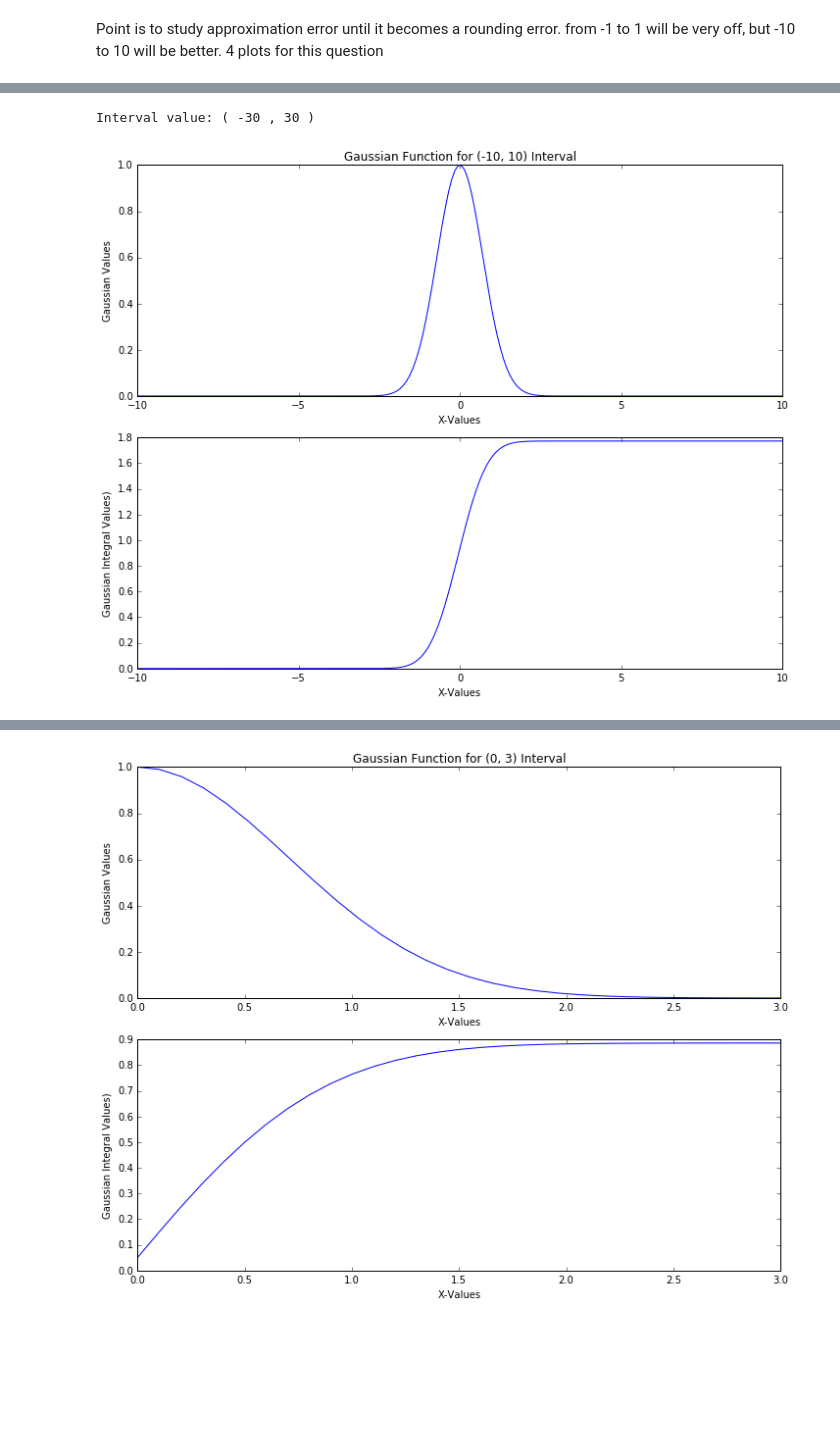
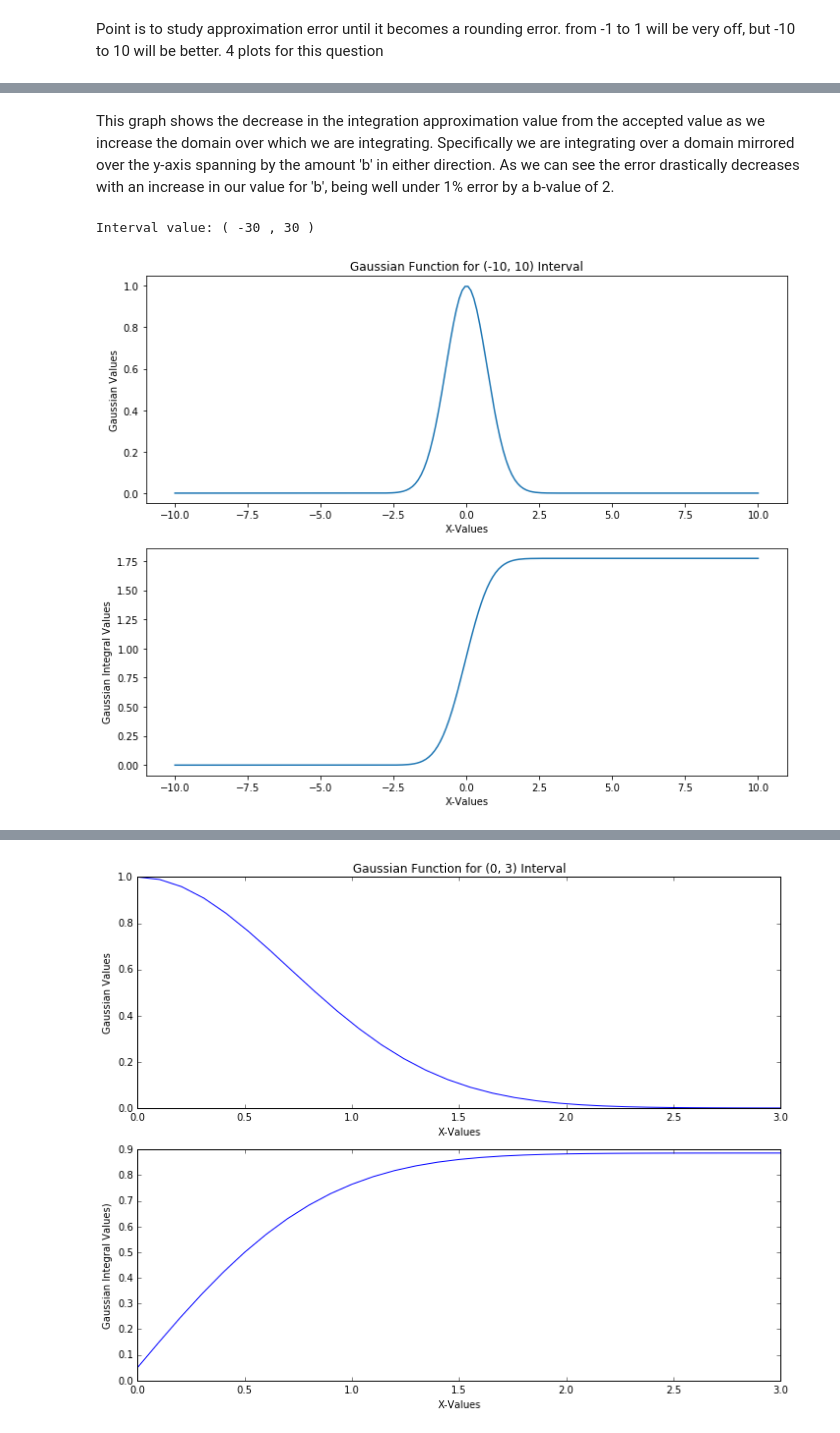
Before and after one commit to DannieWright/Labs, a Jupyter notebook: Lab4/Lab4.ipynb, the cells around one changed output, grey strips where cells are left out. Cells and saved outputs as stored; diff of their text form; code cells hidden in the pictures; blank space fills up the shorter version.

```diff
--- a/Lab4/Lab4.ipynb
+++ b/Lab4/Lab4.ipynb
@@ -185,6 +195,13 @@ import pylab as plt
 #print(help(integrate.integrate))
 
 def gaussianFunction (x):
+    """
+    Description: returns the value of a gaussian function based upon the given independant value for the function
+
+    Parameters: x - independant value for gaussian function
+
+    Return: the value of a gaussian function evaluated at the given independant variable
+    """
     return math.exp (-(x**2))
 
 x1 = -1
@@ -273,3 +290,5 @@ Percent error: 7.51651519090077e-14 %
+# %% [markdown]
+This graph shows the decrease in the integration approximation value from the accepted value as we increase the domain over which we are integrating. Specifically we are integrating over a domain mirrored over the y-axis spanning by the amount 'b' in either direction. As we can see the error drastically decreases with an increase in our value for 'b', being well under 1% error by a b-value of 2.
 # %%
 #determine the point at which the calculated value is equal to the accepted value within rounding ~10^-16
 
@@ -307,36 +326,37 @@ print ("Interval value: (", -bValue, ",", bValue, ")")
 Interval value: ( -30 , 30 )
 # %%
 #Make a plot of the function  E(x)E(x)  vs.  xx  along with the integral both for Newman's example and the additional question.
+import numpy as np
 
 bValue = 10
 step = 0.1
 x1 = -bValue
 x2 = bValue
 interval = (x1, x2)
 numSteps = int((x2 - x1) / step)
 
 xValues = np.linspace (x1, x2, numSteps)
 gaussianValues = []
 gaussianIntegralValues = []
 
 for x in xValues:
     #appen
     gaussianValues.append (gaussianFunction (x))
 
 #plot the Gaussian function for (-10, 10)
 fig, (ax1, ax2) = plt.subplots(nrows=2, figsize=(10, 8))
 
 ax1.plot(xValues, gaussianValues)
 ax1.set_ylabel("Gaussian Values")
 ax1.set_xlabel("X-Values")
 
 totalIntegral, xValues, integralValues = integrate.integrate (gaussianFunction, interval, numSteps)
 
 ax2.plot(xValues, integralValues)
-ax2.set_ylabel("Gaussian Integral Values)")
+ax2.set_ylabel("Gaussian Integral Values")
 ax2.set_xlabel("X-Values")
 
 ax1.set_title("Gaussian Function for (-10, 10) Interval")
 plt.tight_layout()
 # %% [output]
-[figure, old version]
+[figure, new version]
```
Also changed, not shown: parts of 9 cells of this notebook.
